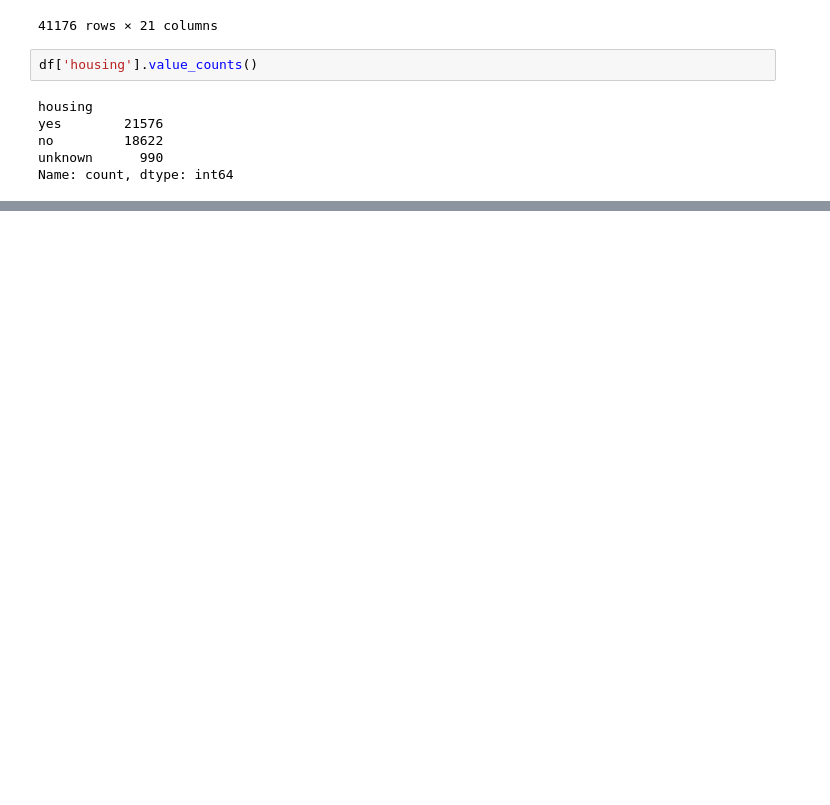
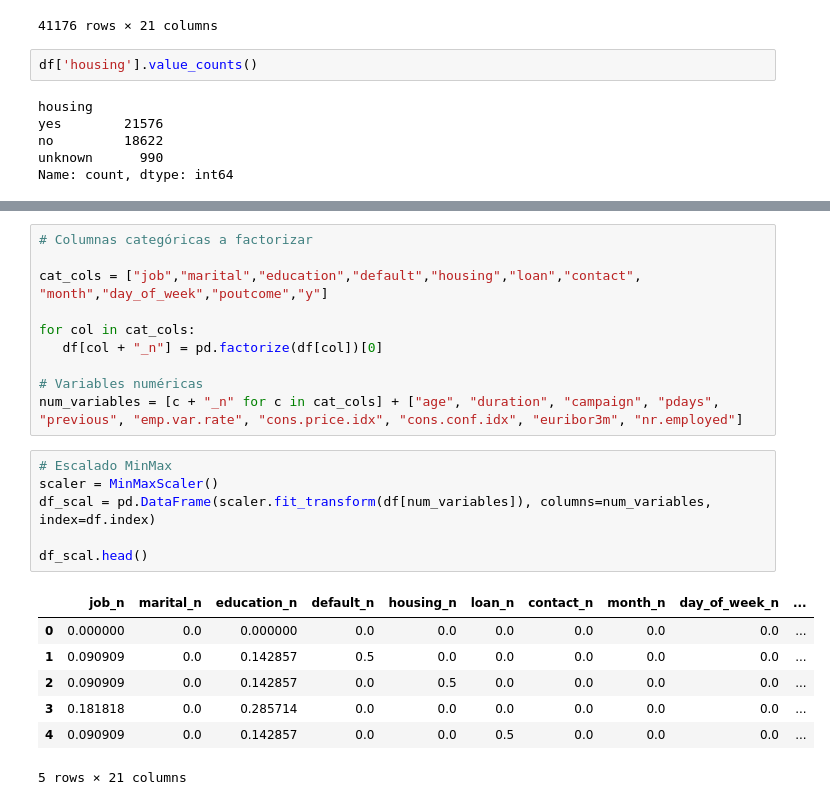
Before and after one commit to 4GeeksAcademy/marcoakai_machine_learning, a Jupyter notebook: src/01-logistic-regression.ipynb, the cells around one changed output, grey strips where cells are left out. Drawn from its saved outputs; the diff is of its cells as text; blank space fills up the shorter version.

```diff
--- a/src/01-logistic-regression.ipynb
+++ b/src/01-logistic-regression.ipynb
@@ -98,0 +171,24 @@ y = df['y_bin']
+# %%
+# Columnas categóricas a factorizar
+
+cat_cols = ["job","marital","education","default","housing","loan","contact", "month","day_of_week","poutcome","y"]
+
+for col in cat_cols:
+   df[col + "_n"] = pd.factorize(df[col])[0]
+
+# Variables numéricas
+num_variables = [c + "_n" for c in cat_cols] + ["age", "duration", "campaign", "pdays", "previous", "emp.var.rate", "cons.price.idx", "cons.conf.idx", "euribor3m", "nr.employed"]
+# %%
+# Escalado MinMax
+scaler = MinMaxScaler()
+df_scal = pd.DataFrame(scaler.fit_transform(df[num_variables]), columns=num_variables, index=df.index)
+
+df_scal.head()
+# %% [output]
+|  | job_n | marital_n | education_n | default_n | housing_n | loan_n | contact_n | month_n | day_of_week_n | ... |
+| 0 | 0.000000 | 0.0 | 0.000000 | 0.0 | 0.0 | 0.0 | 0.0 | 0.0 | 0.0 | ... |
+| 1 | 0.090909 | 0.0 | 0.142857 | 0.5 | 0.0 | 0.0 | 0.0 | 0.0 | 0.0 | ... |
+| 2 | 0.090909 | 0.0 | 0.142857 | 0.0 | 0.5 | 0.0 | 0.0 | 0.0 | 0.0 | ... |
+| 3 | 0.181818 | 0.0 | 0.285714 | 0.0 | 0.0 | 0.0 | 0.0 | 0.0 | 0.0 | ... |
+| 4 | 0.090909 | 0.0 | 0.142857 | 0.0 | 0.0 | 0.5 | 0.0 | 0.0 | 0.0 | ... |
+5 rows × 21 columns
```
Also changed, not shown: parts of 26 cells of this notebook, 4 other files.
